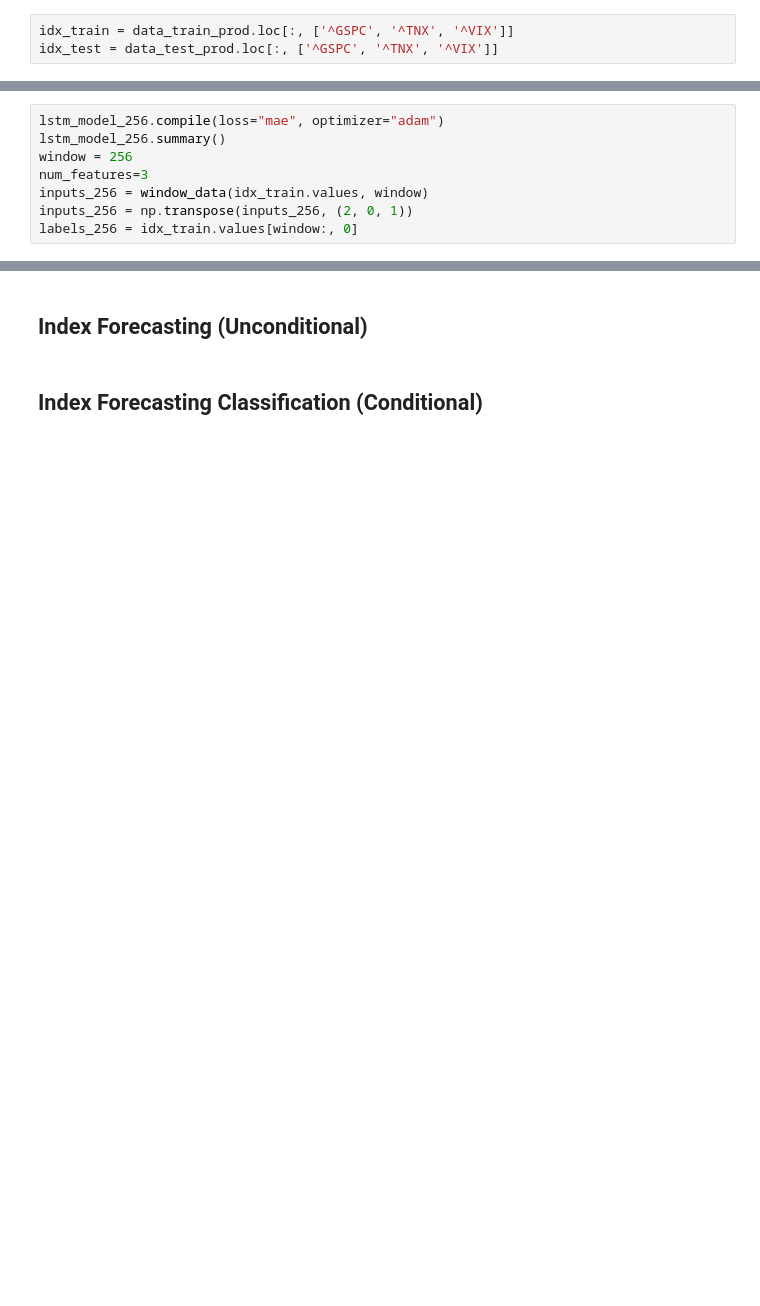
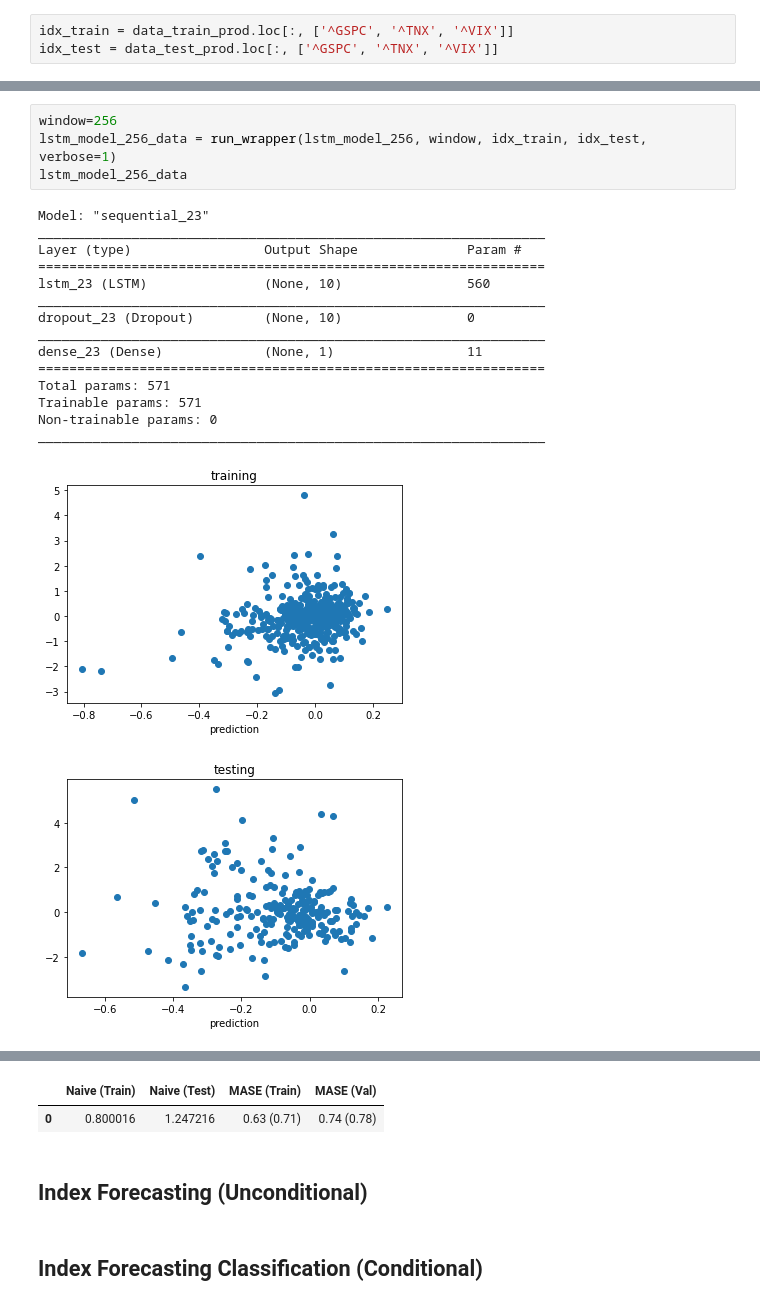
Before and after one commit to navin9292/Google_Wavenet-_Model, a Jupyter notebook: LSTM.ipynb, the cells around one changed output, grey strips where cells are left out. Cells and saved outputs as stored; diff of their text form; blank space fills up the shorter version.

```diff
--- a/LSTM.ipynb
+++ b/LSTM.ipynb
@@ -273,8 +256,0 @@ lstm_model_16.evaluate(inputs_16_test, labels_16_test)
-# %%
-lstm_model_256.compile(loss="mae", optimizer="adam")
-lstm_model_256.summary()
-window = 256
-num_features=3
-inputs_256 = window_data(idx_train.values, window)
-inputs_256 = np.transpose(inputs_256, (2, 0, 1))
-labels_256 = idx_train.values[window:, 0]
@@ -323,0 +305,21 @@ Epoch 50/50
+# %%
+window=256
+lstm_model_256_data = run_wrapper(lstm_model_256, window, idx_train, idx_test, verbose=1)
+lstm_model_256_data
+# %% [output]
+Model: "sequential_23"
+_________________________________________________________________
+Layer (type)                 Output Shape              Param #
+=================================================================
+lstm_23 (LSTM)               (None, 10)                560
+_________________________________________________________________
+dropout_23 (Dropout)         (None, 10)                0
+_________________________________________________________________
+dense_23 (Dense)             (None, 1)                 11
+=================================================================
+Total params: 571
+Trainable params: 571
+Non-trainable params: 0
+_________________________________________________________________
+[figure, added]
+[figure, added]
@@ -324,3 +327,5 @@ Epoch 50/50
+|  | Naive (Train) | Naive (Test) | MASE (Train) | MASE (Val) |
+| 0 | 0.800016 | 1.247216 | 0.63 (0.71) | 0.74 (0.78) |
 # %% [markdown]
 ## Index Forecasting (Unconditional)
 # %% [markdown]
```
Also changed, not shown: parts of 45 cells of this notebook, 1 other file.
